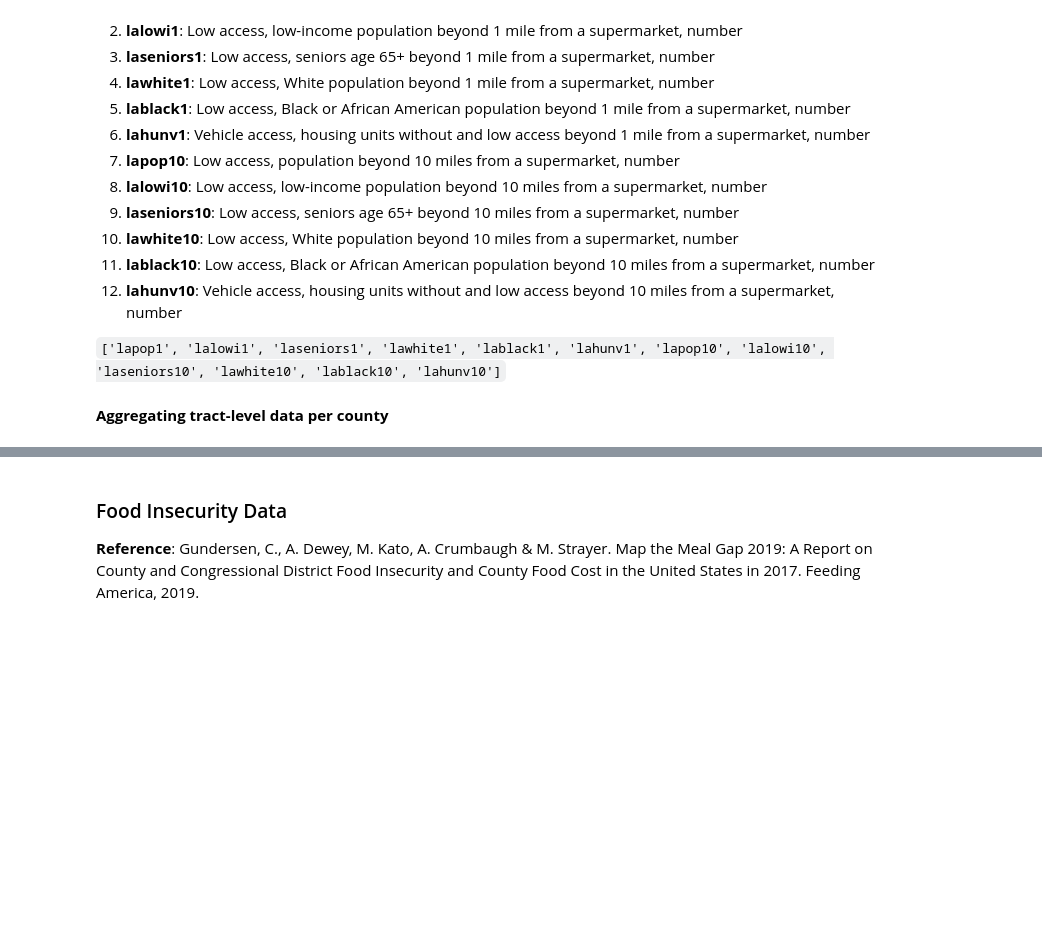
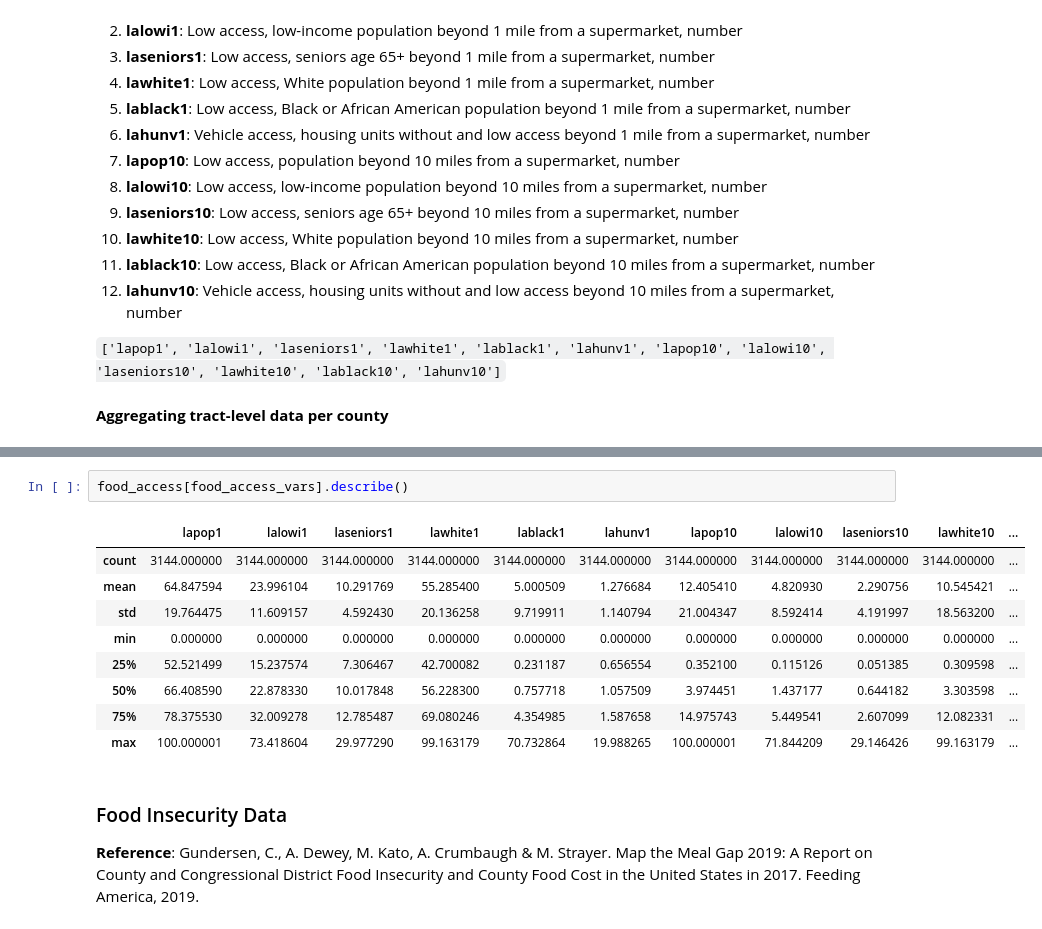
Before and after one commit to oalotaik/COVID19, a Jupyter notebook: data_collection_preprocessing.ipynb, the cells around one changed output, grey strips where cells are left out. Saved outputs shown, nothing was run; the diff lists cells and outputs as text; blank space fills up the shorter version.

```diff
--- a/data_collection_preprocessing.ipynb
+++ b/data_collection_preprocessing.ipynb
@@ -58,3 +62,15 @@ food_access.head()
+# %%
+food_access[food_access_vars].describe()
+# %% [output]
+|  | lapop1 | lalowi1 | laseniors1 | lawhite1 | lablack1 | lahunv1 | lapop10 | lalowi10 | laseniors10 | lawhite10 | ... |
+| count | 3144.000000 | 3144.000000 | 3144.000000 | 3144.000000 | 3144.000000 | 3144.000000 | 3144.000000 | 3144.000000 | 3144.000000 | 3144.000000 | ... |
+| mean | 64.847594 | 23.996104 | 10.291769 | 55.285400 | 5.000509 | 1.276684 | 12.405410 | 4.820930 | 2.290756 | 10.545421 | ... |
+| std | 19.764475 | 11.609157 | 4.592430 | 20.136258 | 9.719911 | 1.140794 | 21.004347 | 8.592414 | 4.191997 | 18.563200 | ... |
+| min | 0.000000 | 0.000000 | 0.000000 | 0.000000 | 0.000000 | 0.000000 | 0.000000 | 0.000000 | 0.000000 | 0.000000 | ... |
+| 25% | 52.521499 | 15.237574 | 7.306467 | 42.700082 | 0.231187 | 0.656554 | 0.352100 | 0.115126 | 0.051385 | 0.309598 | ... |
+| 50% | 66.408590 | 22.878330 | 10.017848 | 56.228300 | 0.757718 | 1.057509 | 3.974451 | 1.437177 | 0.644182 | 3.303598 | ... |
+| 75% | 78.375530 | 32.009278 | 12.785487 | 69.080246 | 4.354985 | 1.587658 | 14.975743 | 5.449541 | 2.607099 | 12.082331 | ... |
+| max | 100.000001 | 73.418604 | 29.977290 | 99.163179 | 70.732864 | 19.988265 | 100.000001 | 71.844209 | 29.146426 | 99.163179 | ... |
 # %% [markdown]
 ### Food Insecurity Data
 
```
Also changed, not shown: parts of 9 cells of this notebook, 4 other files.
